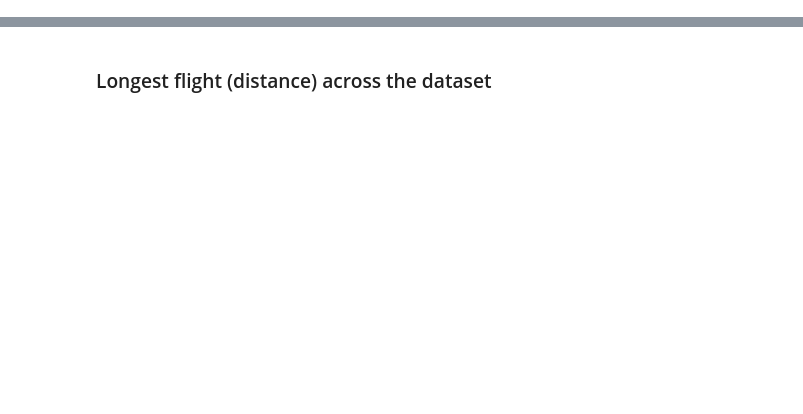
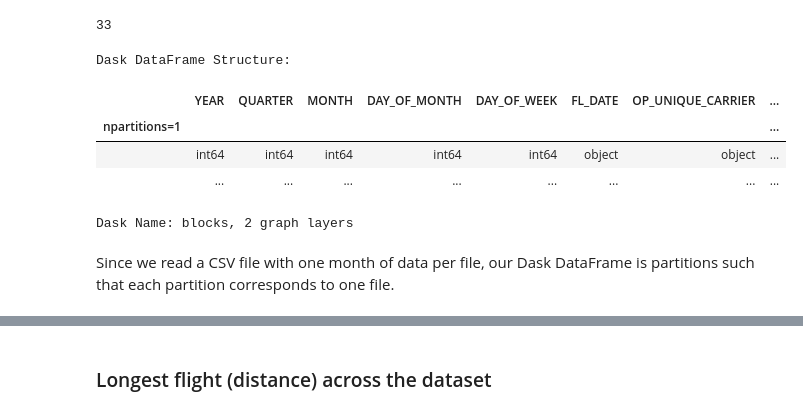
Before and after one commit to nebari-dev/big-data-tutorial, a Jupyter notebook: pycon-us-2023/data-of-an-unusual-size-tutorial/03-intro-to-dask.ipynb, the cells around one changed output, grey strips where cells are left out. Cells and saved outputs as stored; diff of their text form; code cells hidden in the pictures; blank space fills up the shorter version.

```diff
--- a/pycon-us-2023/data-of-an-unusual-size-tutorial/03-intro-to-dask.ipynb
+++ b/pycon-us-2023/data-of-an-unusual-size-tutorial/03-intro-to-dask.ipynb
@@ -14,0 +111,15 @@
+# %%
+ddf.npartitions
+# %% [output]
+33
+# %%
+ddf.partitions[1]
+# %% [output]
+Dask DataFrame Structure:
+|  | YEAR | QUARTER | MONTH | DAY_OF_MONTH | DAY_OF_WEEK | FL_DATE | OP_UNIQUE_CARRIER | ... |
+| npartitions=1 |  |  |  |  |  |  |  | ... |
+|  | int64 | int64 | int64 | int64 | int64 | object | object | ... |
+|  | ... | ... | ... | ... | ... | ... | ... | ... |
+Dask Name: blocks, 2 graph layers
+# %% [markdown]
+Since we read a CSV file with one month of data per file, our Dask DataFrame is partitions such that each partition corresponds to one file.
```
Also changed, not shown: parts of 52 cells of this notebook, 7 other files.
